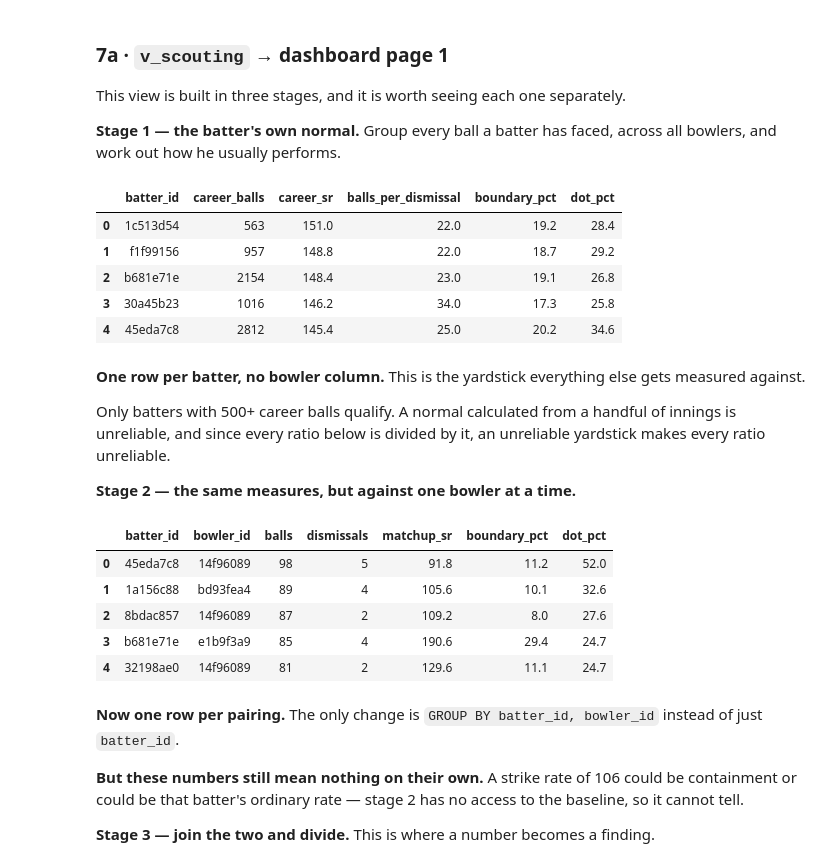
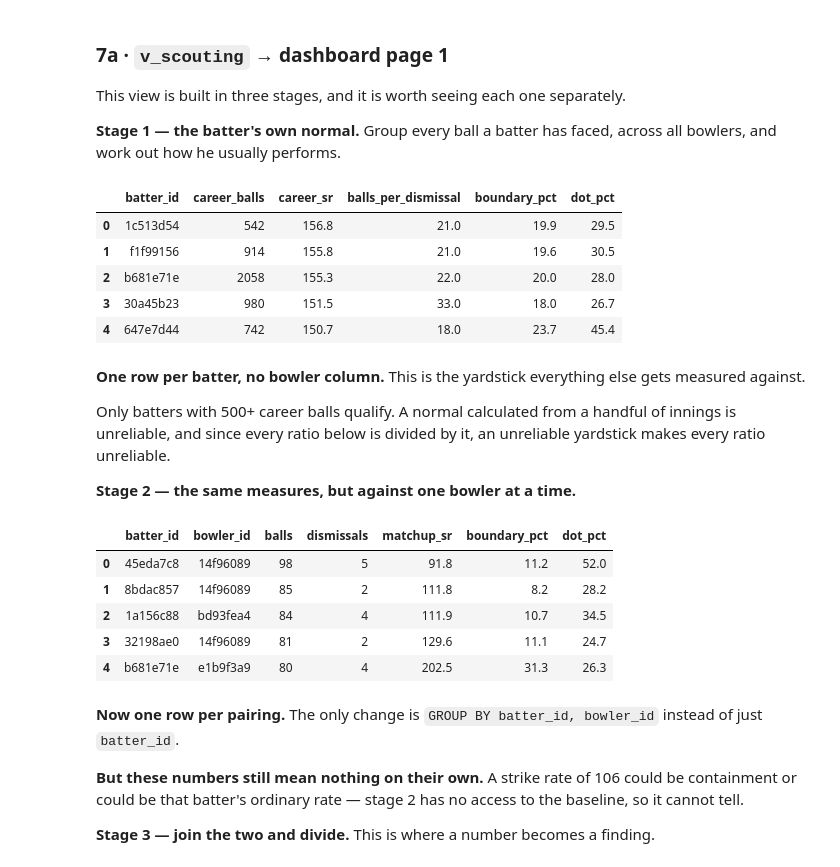
Before and after one commit to Harish-Thota1/bbl-cricket-analytics, a Jupyter notebook: bbl_scouting_pipeline_final.ipynb, the cells around one changed output. Drawn from its saved outputs; the diff is of its cells as text; code cells hidden in the pictures.

```diff
--- a/bbl_scouting_pipeline_final.ipynb
+++ b/bbl_scouting_pipeline_final.ipynb
@@ -104,23 +65,0 @@ print(pd.DataFrame(rows).to_string(index=False))
-# %%
-### Bowling-type minimum (chosen: 60)
-rows = []
-for n in [30, 60, 100, 150, 200]:
-    r = query(f"""
-        WITH baseline AS (
-            SELECT batter_id FROM fact_delivery
-            GROUP BY batter_id HAVING COUNT(*) >= {BASELINE_MIN_BALLS}
-        )
-        SELECT COUNT(*) AS type_rows, COUNT(DISTINCT batter_id) AS batters
-        FROM (SELECT f.batter_id, s.style_group
-              FROM fact_delivery f
-              JOIN dim_player p   ON f.bowler_id = p.registry_id
-              JOIN bowler_style s ON p.player_name = s.player_name
-              WHERE f.batter_id IN (SELECT batter_id FROM baseline)
-              GROUP BY f.batter_id, s.style_group
-              HAVING COUNT(*) >= {n}) x
-    """).iloc[0]
-    rows.append({"min_balls": n, "type_rows": int(r.type_rows), "batters": int(r.batters),
-                 "types_per_batter": round(r.type_rows / r.batters, 1)})
-
-print(f"Bowling-type minimum (chosen: {TYPE_MIN_BALLS})\n")
-print(pd.DataFrame(rows).to_string(index=False))
@@ -813,25 +887,25 @@ bowlers, and work out how he usually performs.
 # %%
 query(f"""
 SELECT batter_id,
-       COUNT(*) AS career_balls,
-       ROUND(100.0*SUM(runs_off_bat)/COUNT(*),1) AS career_sr,
-       ROUND(COUNT(*)::numeric /
+       SUM(ball_faced) AS career_balls,
+       ROUND(100.0*SUM(runs_off_bat)/SUM(ball_faced),1) AS career_sr,
+       ROUND(SUM(ball_faced)::numeric /
              NULLIF(SUM(CASE WHEN bowler_wicket THEN 1 ELSE 0 END),0),0) AS balls_per_dismissal,
-       ROUND(100.0*SUM(CASE WHEN runs_off_bat IN (4,6) THEN 1 ELSE 0 END)/COUNT(*),1) AS boundary_pct,
-       ROUND(100.0*SUM(CASE WHEN runs_off_bat=0 AND extras=0 THEN 1 ELSE 0 END)/COUNT(*),1) AS dot_pct
+       ROUND(100.0*SUM(CASE WHEN runs_off_bat IN (4,6) THEN 1 ELSE 0 END)/SUM(ball_faced),1) AS boundary_pct,
+       ROUND(100.0*SUM(CASE WHEN runs_off_bat=0 AND extras=0 THEN 1 ELSE 0 END)/SUM(ball_faced),1) AS dot_pct
 FROM fact_delivery
 GROUP BY batter_id
-HAVING COUNT(*) >= {BASELINE_MIN_BALLS}
+HAVING SUM(ball_faced) >= {BASELINE_MIN_BALLS}
 ORDER BY career_sr DESC
 LIMIT 5
 """)
 # %% [output]
 |  | batter_id | career_balls | career_sr | balls_per_dismissal | boundary_pct | dot_pct |
-| 0 | 1c513d54 | 563 | 151.0 | 22.0 | 19.2 | 28.4 |
-| 1 | f1f99156 | 957 | 148.8 | 22.0 | 18.7 | 29.2 |
-| 2 | b681e71e | 2154 | 148.4 | 23.0 | 19.1 | 26.8 |
-| 3 | 30a45b23 | 1016 | 146.2 | 34.0 | 17.3 | 25.8 |
-| 4 | 45eda7c8 | 2812 | 145.4 | 25.0 | 20.2 | 34.6 |
+| 0 | 1c513d54 | 542 | 156.8 | 21.0 | 19.9 | 29.5 |
+| 1 | f1f99156 | 914 | 155.8 | 21.0 | 19.6 | 30.5 |
+| 2 | b681e71e | 2058 | 155.3 | 22.0 | 20.0 | 28.0 |
+| 3 | 30a45b23 | 980 | 151.5 | 33.0 | 18.0 | 26.7 |
+| 4 | 647e7d44 | 742 | 150.7 | 18.0 | 23.7 | 45.4 |
 # %% [markdown]
 **One row per batter, no bowler column.** This is the yardstick everything else gets
 measured against.
@@ -844,24 +918,24 @@ every ratio unreliable.
 # %%
 query(f"""
 SELECT batter_id, bowler_id,
-       COUNT(*) AS balls,
+       SUM(ball_faced) AS balls,
        SUM(CASE WHEN bowler_wicket THEN 1 ELSE 0 END) AS dismissals,
-       ROUND(100.0*SUM(runs_off_bat)/COUNT(*),1) AS matchup_sr,
-       ROUND(100.0*SUM(CASE WHEN runs_off_bat IN (4,6) THEN 1 ELSE 0 END)/COUNT(*),1) AS boundary_pct,
-       ROUND(100.0*SUM(CASE WHEN runs_off_bat=0 AND extras=0 THEN 1 ELSE 0 END)/COUNT(*),1) AS dot_pct
+       ROUND(100.0*SUM(runs_off_bat)/SUM(ball_faced),1) AS matchup_sr,
+       ROUND(100.0*SUM(CASE WHEN runs_off_bat IN (4,6) THEN 1 ELSE 0 END)/SUM(ball_faced),1) AS boundary_pct,
+       ROUND(100.0*SUM(CASE WHEN runs_off_bat=0 AND extras=0 THEN 1 ELSE 0 END)/SUM(ball_faced),1) AS dot_pct
 FROM fact_delivery
 GROUP BY batter_id, bowler_id
-HAVING COUNT(*) >= {MATCHUP_MIN_BALLS}
+HAVING SUM(ball_faced) >= {MATCHUP_MIN_BALLS}
 ORDER BY balls DESC
 LIMIT 5
 """)
 # %% [output]
 |  | batter_id | bowler_id | balls | dismissals | matchup_sr | boundary_pct | dot_pct |
 | 0 | 45eda7c8 | 14f96089 | 98 | 5 | 91.8 | 11.2 | 52.0 |
-| 1 | 1a156c88 | bd93fea4 | 89 | 4 | 105.6 | 10.1 | 32.6 |
-| 2 | 8bdac857 | 14f96089 | 87 | 2 | 109.2 | 8.0 | 27.6 |
-| 3 | b681e71e | e1b9f3a9 | 85 | 4 | 190.6 | 29.4 | 24.7 |
-| 4 | 32198ae0 | 14f96089 | 81 | 2 | 129.6 | 11.1 | 24.7 |
+| 1 | 8bdac857 | 14f96089 | 85 | 2 | 111.8 | 8.2 | 28.2 |
+| 2 | 1a156c88 | bd93fea4 | 84 | 4 | 111.9 | 10.7 | 34.5 |
+| 3 | 32198ae0 | 14f96089 | 81 | 2 | 129.6 | 11.1 | 24.7 |
+| 4 | b681e71e | e1b9f3a9 | 80 | 4 | 202.5 | 31.3 | 26.3 |
 # %% [markdown]
 **Now one row per pairing.** The only change is `GROUP BY batter_id, bowler_id` instead of
 just `batter_id`.
```
Also changed, not shown: parts of 27 cells of this notebook.
